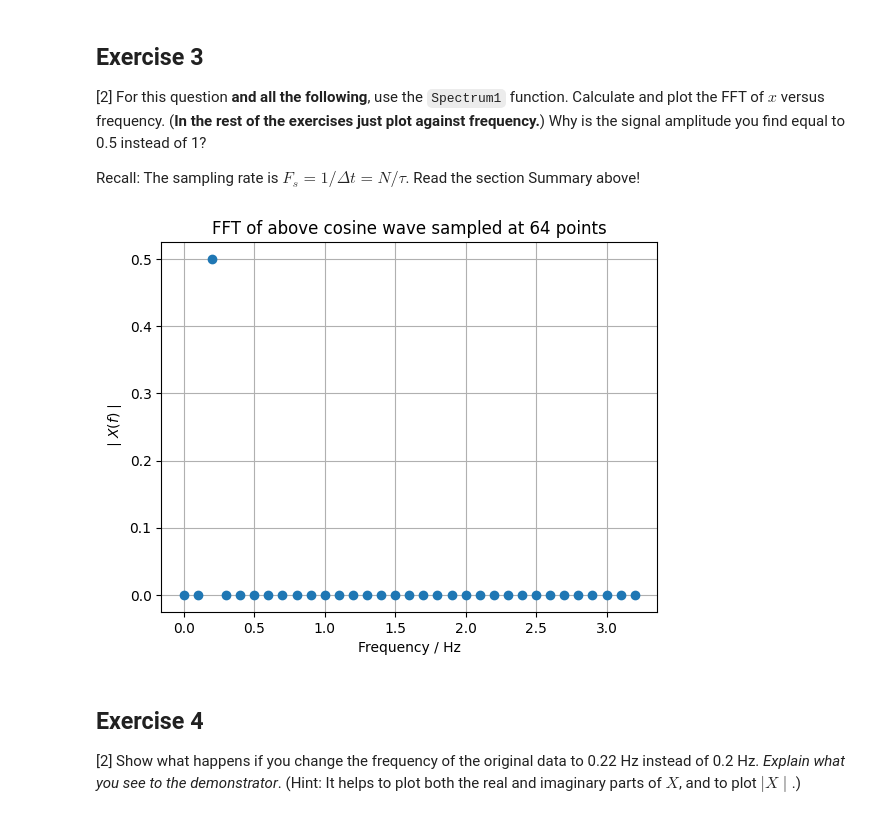
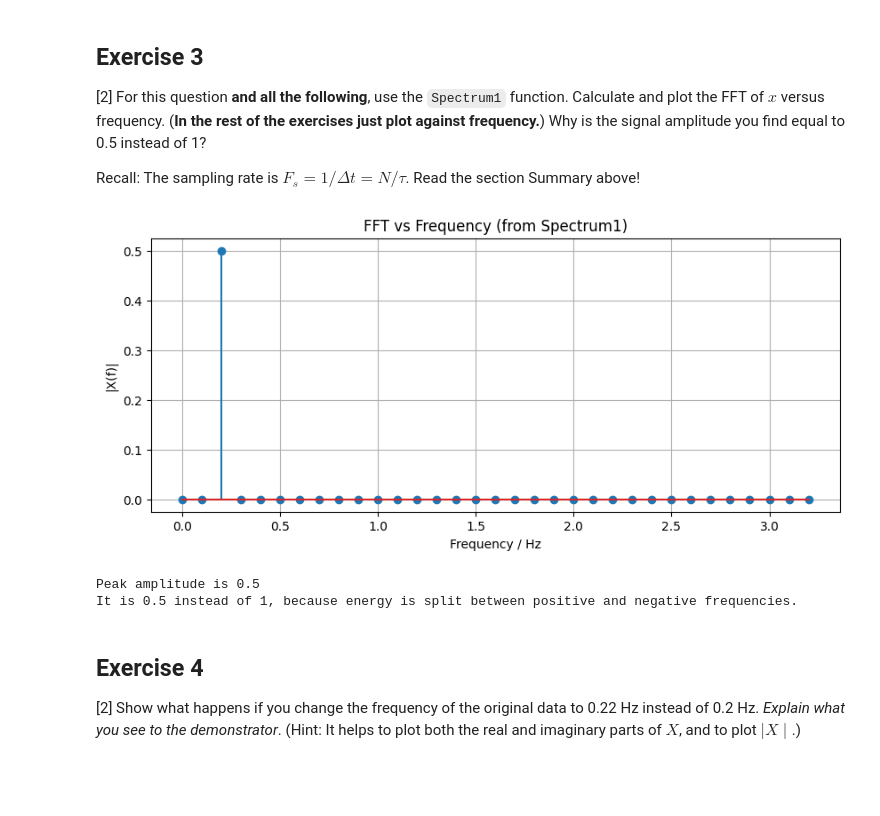
Before and after one commit to PX2145-2025/week-10-b-Ridge-Ewan-313, a Jupyter notebook: FFT.ipynb, the cells around one changed output. Cells and saved outputs as stored; diff of their text form; code cells hidden in the pictures; blank space fills up the shorter version.

```diff
--- a/FFT.ipynb
+++ b/FFT.ipynb
@@ -350,21 +349,22 @@ plt.show()
 # %%
 # calculate sampling rate, Fs
 Fs = N / tau
-frq, X = Spectrum1(x, Fs)
+frq, X_spec = Spectrum1(x, Fs)
+
 # plot fft of x against f
-plt.plot(frq, np.abs(X), 'o')
-
-# show graph
-plt.title(f'FFT of above cosine wave sampled at {str(N)} points')
+plt.figure(figsize=(10,4))
+plt.stem(frq, np.abs(X_spec))
+plt.title('FFT vs Frequency (from Spectrum1)')
 plt.xlabel('Frequency / Hz')
-plt.ylabel(r'$\mid X(f)\mid$')
+plt.ylabel('|X(f)|')
 plt.grid()
-
 plt.show()
 
-# signal amplitude is 0.5 instead of 1 because the magnitudes of the components of the wave (in euler's formula) are half the magnitude of the wave.
+print(f'\nPeak amplitude is {np.max(np.abs(X_spec))}\nIt is 0.5 instead of 1, because energy is split between positive and negative frequencies.')
 # %% [output]
-[figure, old version]
+[figure, new version]
+Peak amplitude is 0.5
+It is 0.5 instead of 1, because energy is split between positive and negative frequencies.
 # %% [markdown]
 ## Exercise 4
 [2] Show what happens if you change the frequency of the original data to 0.22 Hz instead of 0.2 Hz. _Explain what you see to the demonstrator_.
```
Also changed, not shown: parts of 7 cells of this notebook.
